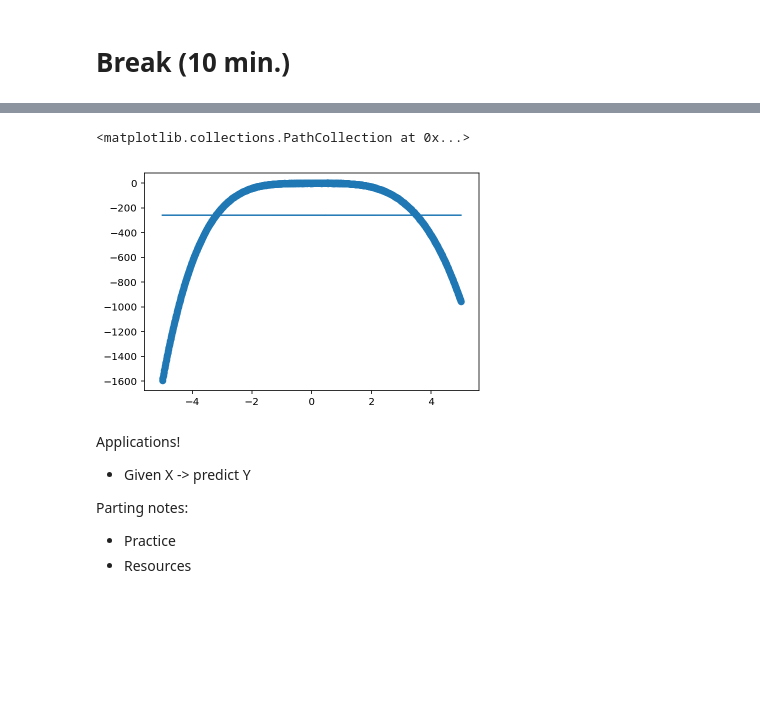
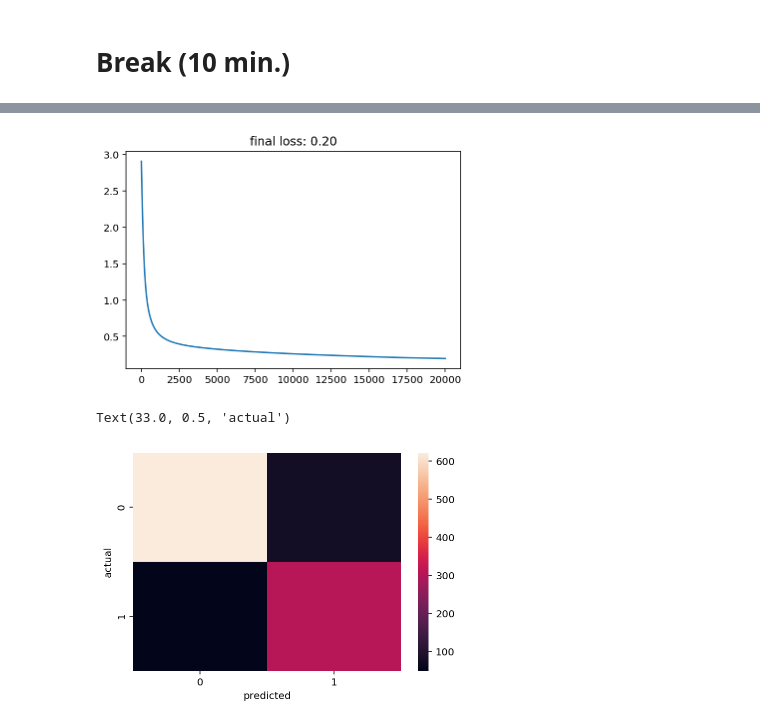
Before and after one commit to ericmjl/dl-workshop, a Jupyter notebook: notebooks/tutorial-instructor.ipynb, the cells around one changed output, grey strips where cells are left out. Cells and saved outputs as stored; diff of their text form; code cells hidden in the pictures; blank space fills up the shorter version.

```diff
--- a/notebooks/tutorial-instructor.ipynb
+++ b/notebooks/tutorial-instructor.ipynb
@@ -403,10 +479,0 @@ That's all a neural network model is.
-# %%
-def true_function(x, noise=False):
-    y = 0.1 * np.power(x, 5) - 2 * np.power(x, 4) + 0.01 * np.power(x, 3) - np.power(x, 2) + x
-    if noise:
-        y += np.random.normal(scale=1, size=(len(x)))
-    return y
-
-x = np.linspace(-5, 5, 1000).reshape(-1, 1)
-y_true = true_function(x, noise=False)
-plt.plot(x, y_true)
@@ -423,0 +520,5 @@ from tqdm import tqdm_notebook as tqdmn
+# %%
+import pandas as pd
+
+X = pd.read_csv('../data/biodeg_X.csv', index_col=0)
+y = pd.read_csv('../data/biodeg_y.csv', index_col=0)
@@ -476,16 +556,16 @@ plt.plot(losses)
-# %%
-y_pred = model(p_flat, x, unflattener)
-plt.plot(x, y_pred)
-plt.scatter(x, y_measured)
-# %% [output]
-<matplotlib.collections.PathCollection at 0x...>
-[figure, removed]
-# %% [markdown]
-Applications!
-
-- Given X -> predict Y
-
-Parting notes:
-
-- Practice
-- Resources
+# %%
+plt.plot(losses)
+plt.title(f"final loss: {losses[-1]:.2f}")
+plt.show()
+# %% [output]
+[figure, added]
+# %%
+from sklearn.metrics import confusion_matrix
+import seaborn as sns
+
+sns.heatmap(confusion_matrix(y, np.round(y_pred)))
+plt.xlabel('predicted')
+plt.ylabel('actual')
+# %% [output]
+Text(33.0, 0.5, 'actual')
+[figure, added]
```
Also changed, not shown: parts of 41 cells of this notebook, 7 other files.
